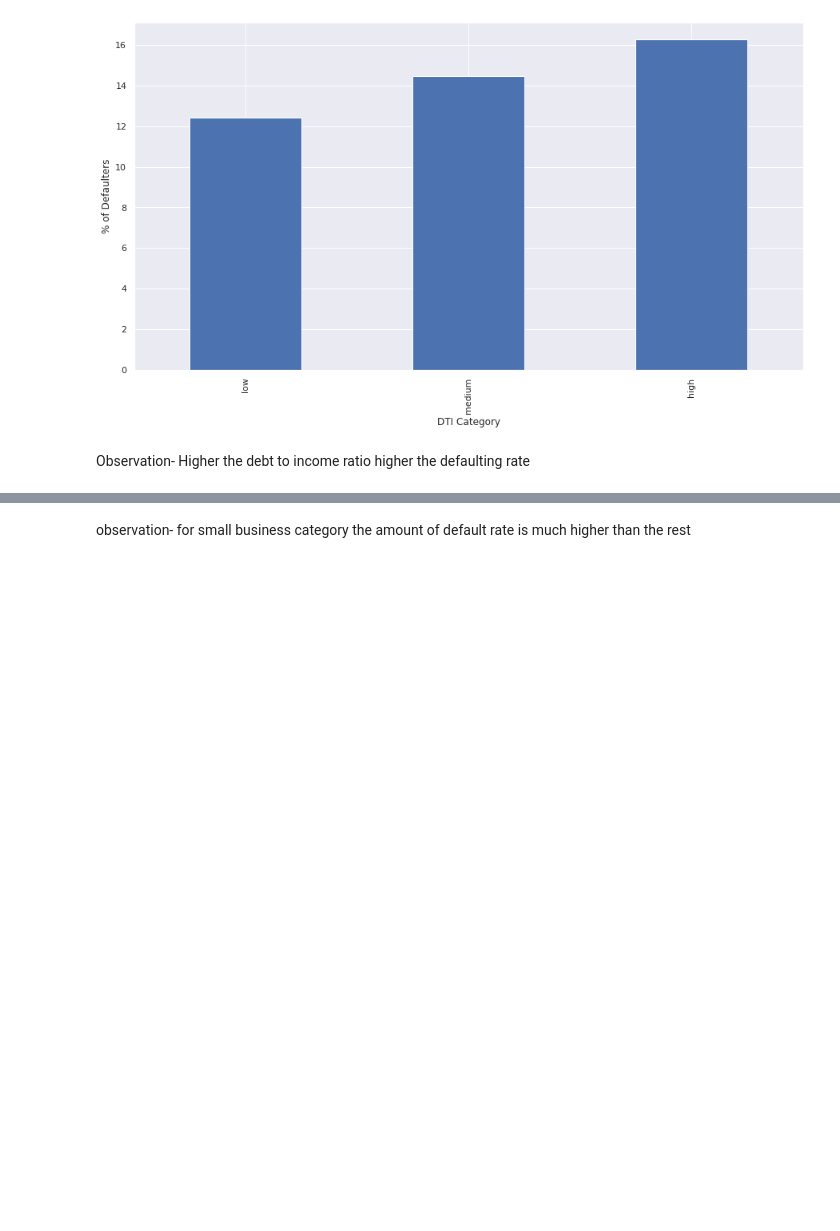
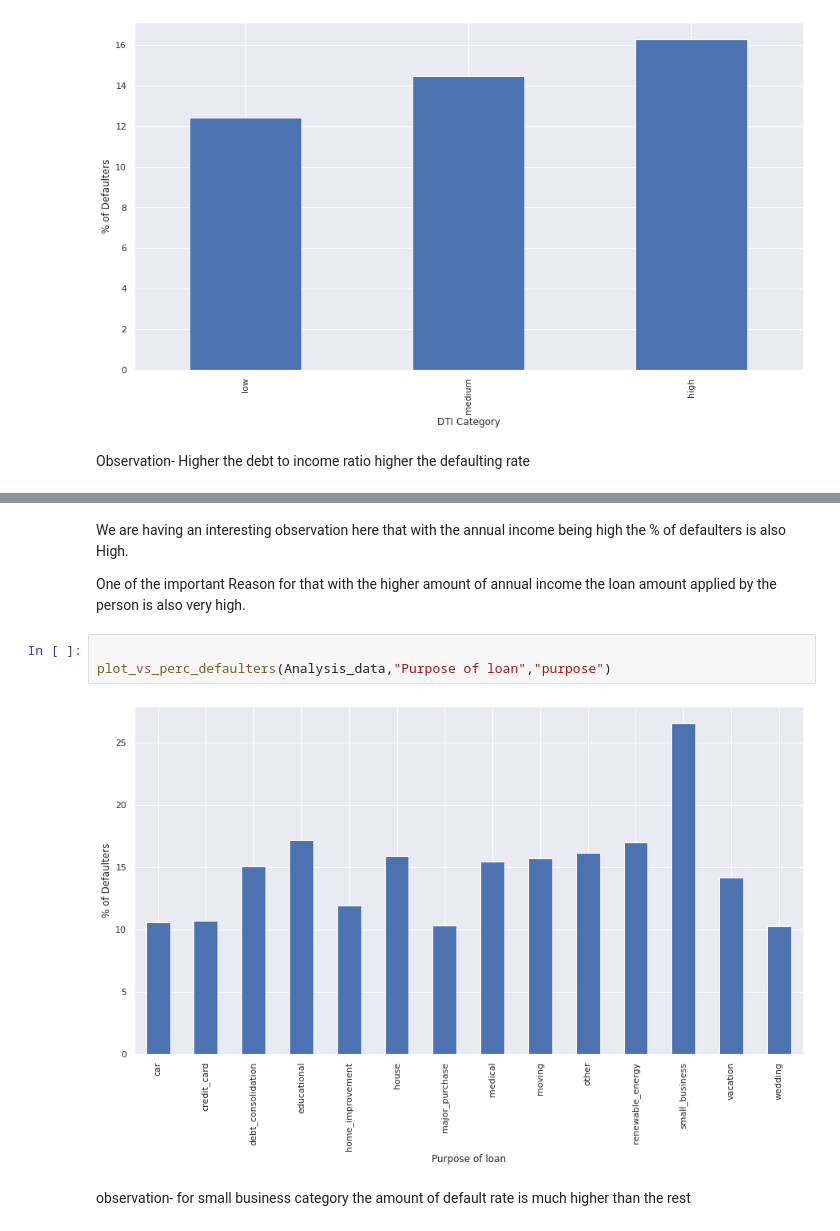
Before and after one commit to subhajitpal7/Lending_Club_Case_Study, a Jupyter notebook: Lending_club_EDA.ipynb, the cells around one changed output, grey strips where cells are left out. Saved outputs shown, nothing was run; the diff lists cells and outputs as text; blank space fills up the shorter version.

```diff
--- a/Lending_club_EDA.ipynb
+++ b/Lending_club_EDA.ipynb
@@ -567,3 +540,12 @@ purpose_df.plot(kind = "bar",xlabel="Purpose Category",ylabel="% of Defaulters")
+# %% [markdown]
+ We are having an interesting observation here that with the annual income being high the % of defaulters is also High.
+
+ One of the important Reason for that with the higher amount of annual income the loan amount applied by the person is also very high.
+# %%
+
+plot_vs_perc_defaulters(Analysis_data,"Purpose of loan","purpose")
+# %% [output]
+[figure, added]
 # %% [markdown]
 observation- for small business category the amount of default rate is much higher than the rest
 # %% [markdown]
```
Also changed, not shown: parts of 51 cells of this notebook, 1 other file.
